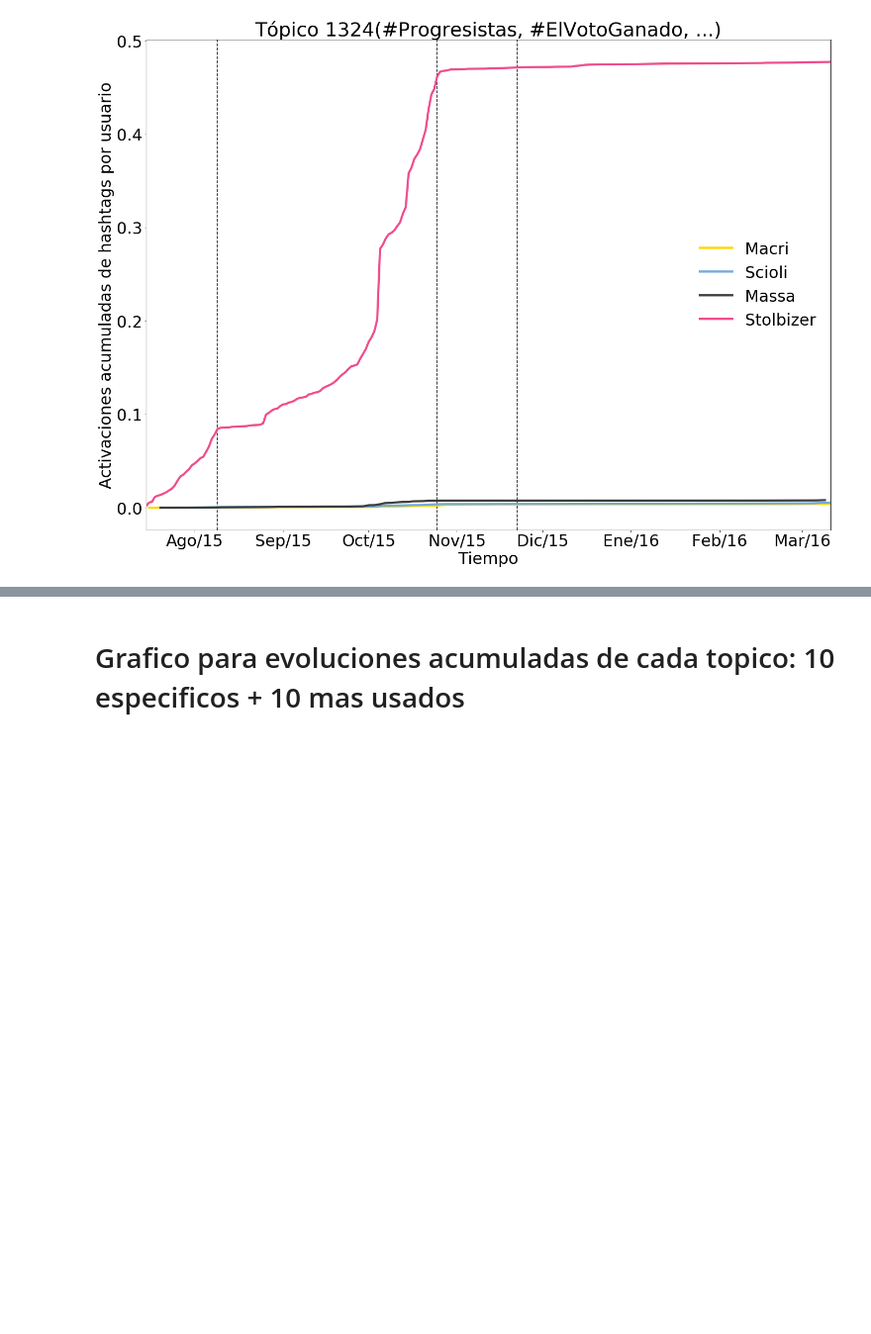
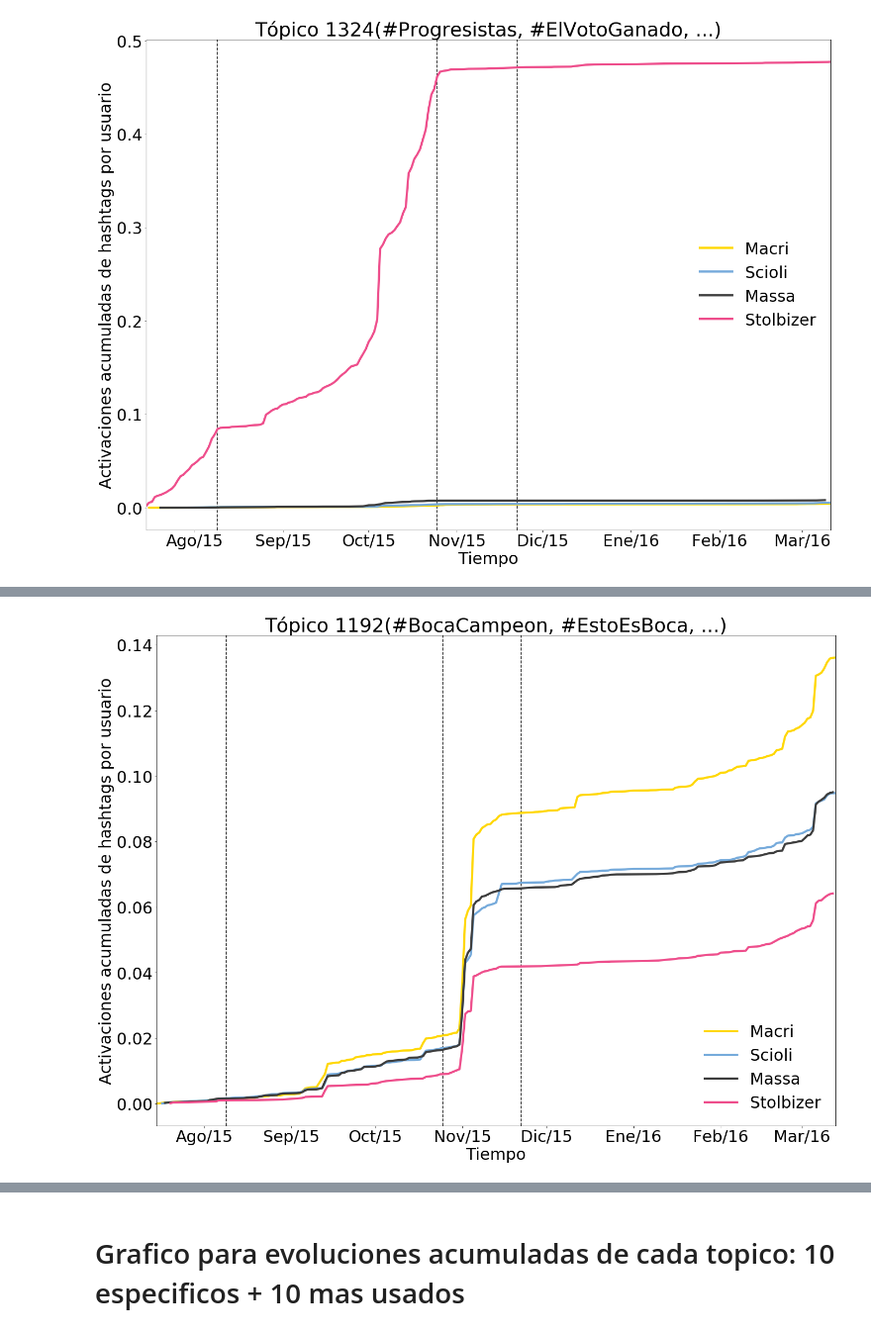
Before and after one commit to CoNexDat/twitter-topics, a Jupyter notebook: 05 Evolucion topicos.ipynb, the cells around one changed output, grey strips where cells are left out. Shown at 99% size. Cells and saved outputs as stored; diff of their text form; code cells hidden in the pictures; blank space fills up the shorter version.

```diff
--- a/05 Evolucion topicos.ipynb
+++ b/05 Evolucion topicos.ipynb
@@ -362,0 +368,5 @@ show_min_topic(stolbizer_topic)
+# %%
+boca_topic = usuario_topico_df[usuario_topico_df["hashtag"]=="CABJ"].cluster.values[0]
+show_min_topic(boca_topic)
+# %% [output]
+[figure, added]
```
Also changed, not shown: parts of 4 cells of this notebook.
